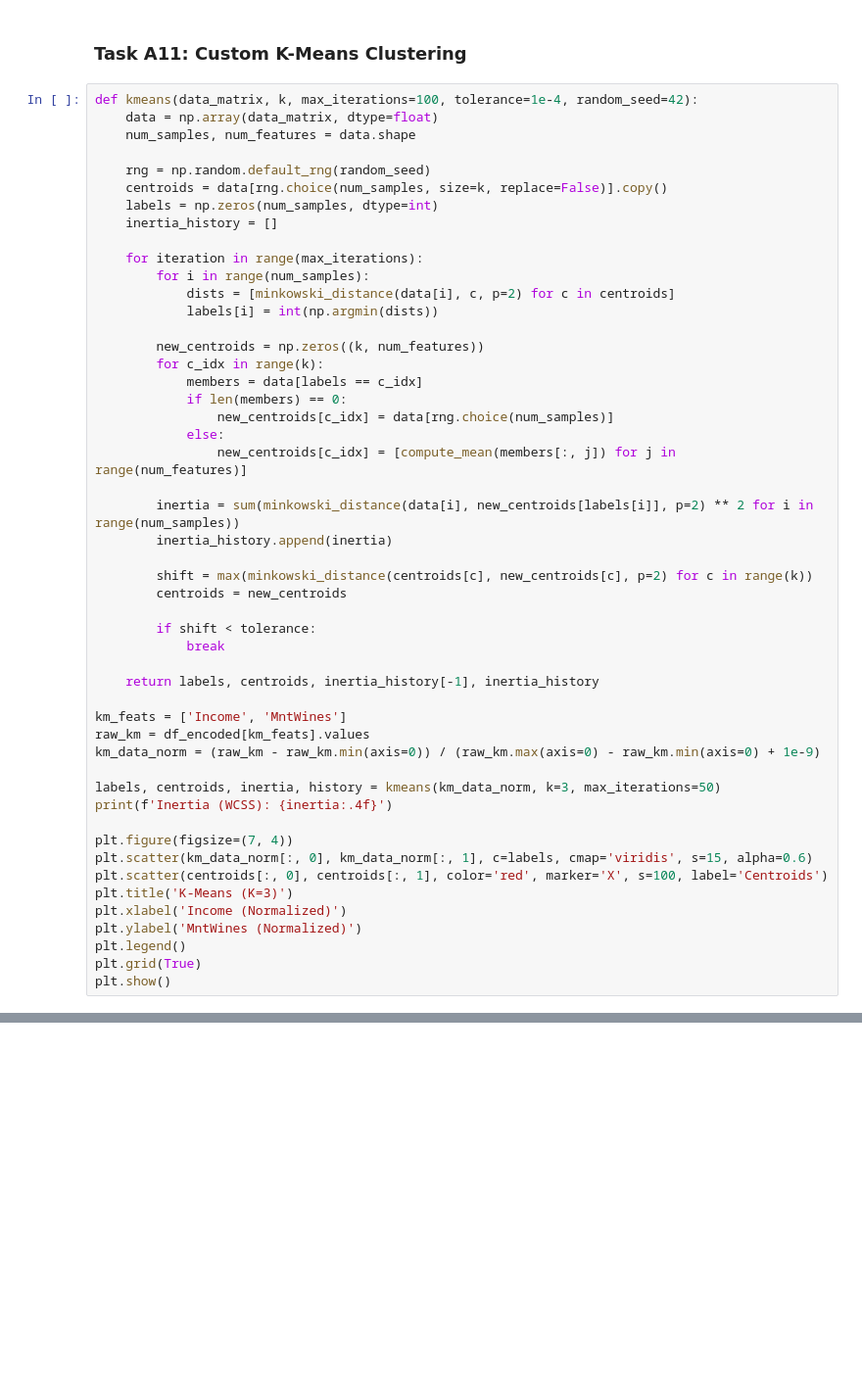
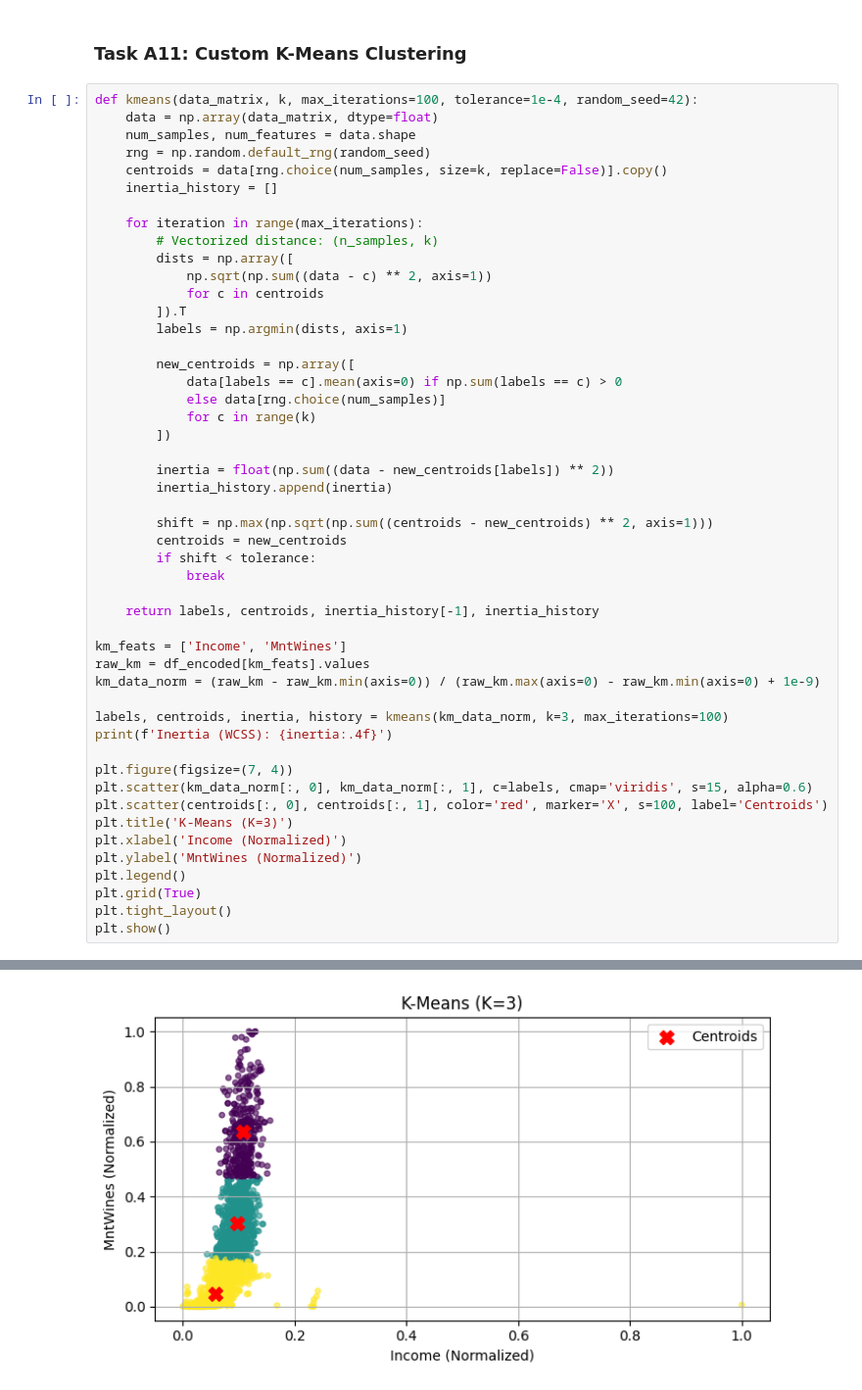
Before and after one commit to pratyushadk/ML-Lab, a Jupyter notebook: lab3.ipynb, the cells around one changed output, grey strips where cells are left out. Shown at 98% size. Saved outputs shown, nothing was run; the diff lists cells and outputs as text; blank space fills up the shorter version.

```diff
--- a/lab3.ipynb
+++ b/lab3.ipynb
@@ -173,31 +219,29 @@ plt.show()
 def kmeans(data_matrix, k, max_iterations=100, tolerance=1e-4, random_seed=42):
     data = np.array(data_matrix, dtype=float)
     num_samples, num_features = data.shape
-
     rng = np.random.default_rng(random_seed)
     centroids = data[rng.choice(num_samples, size=k, replace=False)].copy()
-    labels = np.zeros(num_samples, dtype=int)
     inertia_history = []
 
     for iteration in range(max_iterations):
-        for i in range(num_samples):
-            dists = [minkowski_distance(data[i], c, p=2) for c in centroids]
-            labels[i] = int(np.argmin(dists))
+        # Vectorized distance: (n_samples, k)
+        dists = np.array([
+            np.sqrt(np.sum((data - c) ** 2, axis=1))
+            for c in centroids
+        ]).T
+        labels = np.argmin(dists, axis=1)
 
-        new_centroids = np.zeros((k, num_features))
-        for c_idx in range(k):
-            members = data[labels == c_idx]
-            if len(members) == 0:
-                new_centroids[c_idx] = data[rng.choice(num_samples)]
-            else:
-                new_centroids[c_idx] = [compute_mean(members[:, j]) for j in range(num_features)]
+        new_centroids = np.array([
+            data[labels == c].mean(axis=0) if np.sum(labels == c) > 0
+            else data[rng.choice(num_samples)]
+            for c in range(k)
+        ])
 
-        inertia = sum(minkowski_distance(data[i], new_centroids[labels[i]], p=2) ** 2 for i in range(num_samples))
+        inertia = float(np.sum((data - new_centroids[labels]) ** 2))
         inertia_history.append(inertia)
 
-        shift = max(minkowski_distance(centroids[c], new_centroids[c], p=2) for c in range(k))
+        shift = np.max(np.sqrt(np.sum((centroids - new_centroids) ** 2, axis=1)))
         centroids = new_centroids
-
         if shift < tolerance:
             break
 
@@ -207,7 +251,7 @@ km_feats = ['Income', 'MntWines']
 raw_km = df_encoded[km_feats].values
 km_data_norm = (raw_km - raw_km.min(axis=0)) / (raw_km.max(axis=0) - raw_km.min(axis=0) + 1e-9)
 
-labels, centroids, inertia, history = kmeans(km_data_norm, k=3, max_iterations=50)
+labels, centroids, inertia, history = kmeans(km_data_norm, k=3, max_iterations=100)
 print(f'Inertia (WCSS): {inertia:.4f}')
 
 plt.figure(figsize=(7, 4))
@@ -218,4 +262,6 @@ plt.xlabel('Income (Normalized)')
 plt.ylabel('MntWines (Normalized)')
 plt.legend()
 plt.grid(True)
+plt.tight_layout()
 plt.show()
+# %% [output]
@@ -221,0 +269 @@ plt.show()
+[figure, added]
```
Also changed, not shown: parts of 9 cells of this notebook.
